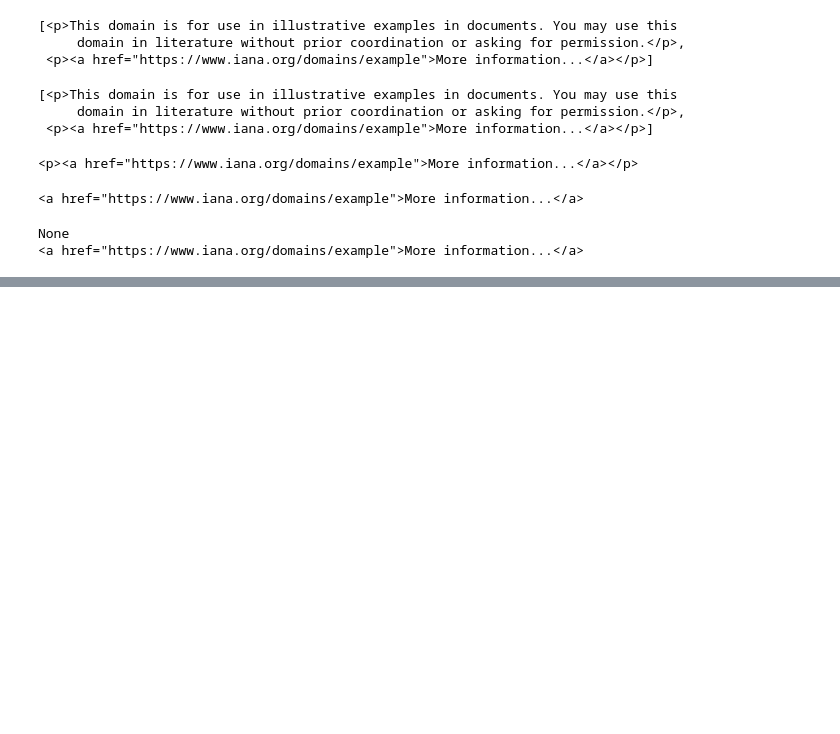
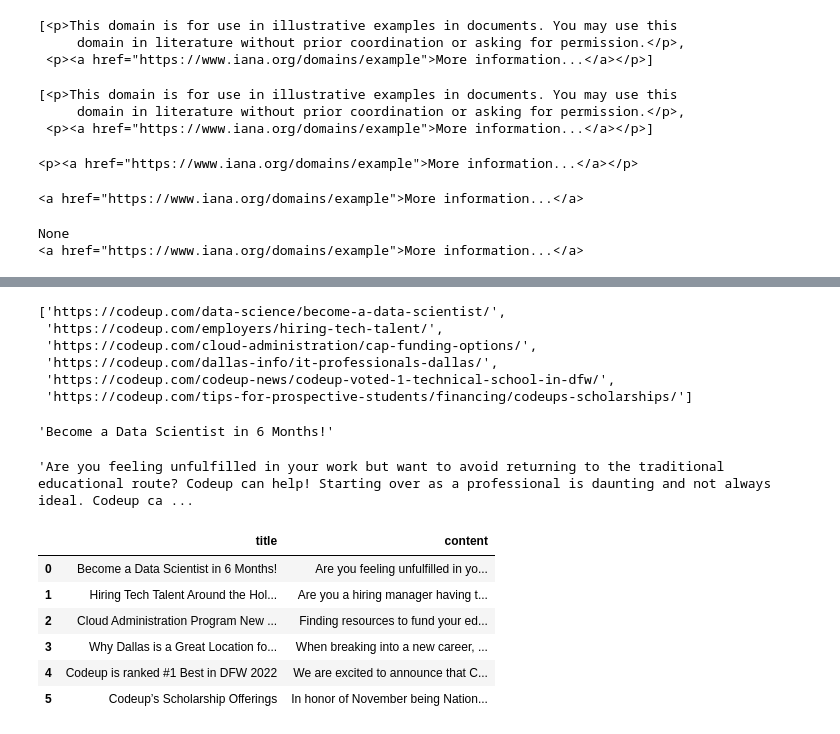
Before and after one commit to cristinalucin/natural-language-processing-exercises, a Jupyter notebook: acquire.ipynb, the cells around one changed output, grey strips where cells are left out. Cells and saved outputs as stored; diff of their text form; code cells hidden in the pictures; blank space fills up the shorter version.

```diff
--- a/acquire.ipynb
+++ b/acquire.ipynb
@@ -82,0 +341,26 @@ None
+# %%
+# function to extract html document from given url
+def getHTMLdocument(url):
+    # request for HTML document of given url
+    headers = {'User-Agent': 'Codeup Data Science'}
+    response = requests.get(url, headers=headers)
+    # response will be provided in JSON format
+    return response.text
+
+
+# assign required credentials
+# assign URL
+url_to_scrape = "https://codeup.com/blog/"
+
+# create document
+html_document = getHTMLdocument(url_to_scrape)
+
+# create soap object
+soup = BeautifulSoup(html_document, 'html.parser')
+
+
+# find all the anchor tags with "href"
+# attribute starting with "https://"
+for link in soup.find_all('a', attrs={'href': re.compile("^https://")}):
+    # display the actual urls
+    print(link.get('href'))
@@ -82,0 +453,44 @@ None
+# %%
+def get_blog_urls(url, header = {'User-Agent': 'Codeup Data Science'}):
+    soup = BeautifulSoup(requests.get(url, headers=header).content, 'html.parser')
+    return [link['href'] for link in soup.select('a.more-link')]
+# %%
+get_blog_urls(url, header = {'User-Agent': 'Codeup Data Science'})
+# %% [output]
+['https://codeup.com/data-science/become-a-data-scientist/',
+ 'https://codeup.com/employers/hiring-tech-talent/',
+ 'https://codeup.com/cloud-administration/cap-funding-options/',
+ 'https://codeup.com/dallas-info/it-professionals-dallas/',
+ 'https://codeup.com/codeup-news/codeup-voted-1-technical-school-in-dfw/',
+ 'https://codeup.com/tips-for-prospective-students/financing/codeups-scholarships/']
+# %%
+article = BeautifulSoup(requests.get('https://codeup.com/data-science/become-a-data-scientist/', headers=headers).content)
+# %%
+article.select_one('h1.entry-title').text
+# %% [output]
+'Become a Data Scientist in 6 Months!'
+# %%
+article.select_one('div.entry-content').text.strip()
+# %% [output]
+'Are you feeling unfulfilled in your work but want to avoid returning to the traditional educational route? Codeup can help! Starting over as a professional is daunting and not always ideal. Codeup ca ...
+# %%
+def get_blog_articles(url):
+    urls = get_blog_urls(url, header = {'User-Agent': 'Codeup Data Science'})
+    headers = {'User-Agent': 'Codeup Data Science'}
+    output = []
+    for blog in urls:
+        article = BeautifulSoup(requests.get(blog, headers=headers).content)
+        blog_output = {'title': article.select_one('h1.entry-title').text, 'content': article.select_one('div.entry-content').text.strip()}
+        output.append(blog_output)
+
+    return pd.DataFrame(output)
+# %%
+get_blog_articles(url)
+# %% [output]
+|  | title | content |
+| 0 | Become a Data Scientist in 6 Months! | Are you feeling unfulfilled in yo... |
+| 1 | Hiring Tech Talent Around the Hol... | Are you a hiring manager having t... |
+| 2 | Cloud Administration Program New ... | Finding resources to fund your ed... |
+| 3 | Why Dallas is a Great Location fo... | When breaking into a new career, ... |
+| 4 | Codeup is ranked #1 Best in DFW 2022 | We are excited to announce that C... |
+| 5 | Codeup’s Scholarship Offerings | In honor of November being Nation... |
```
Also changed, not shown: parts of 39 cells of this notebook.
